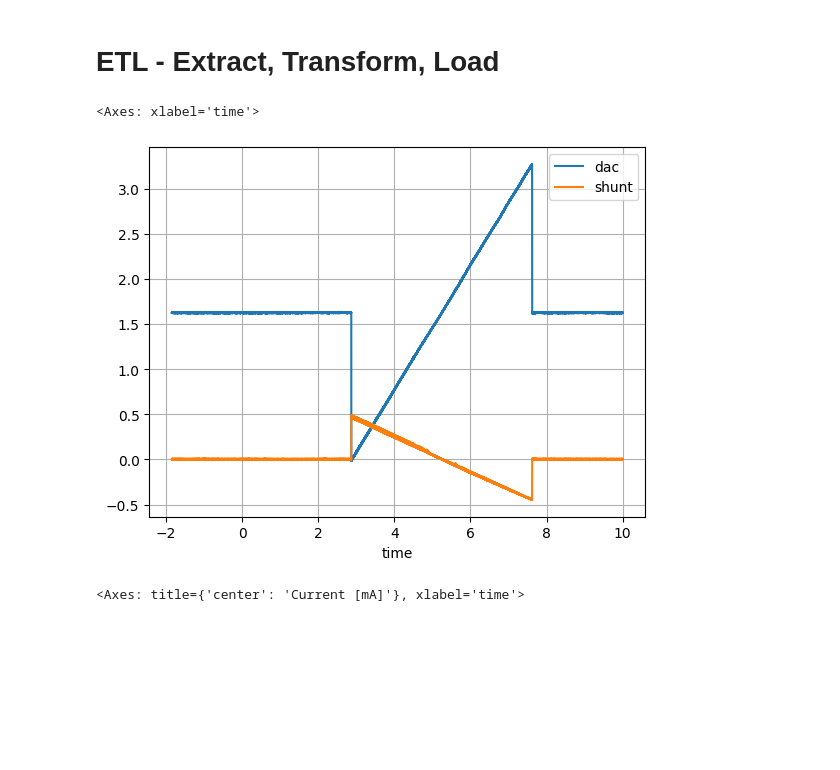
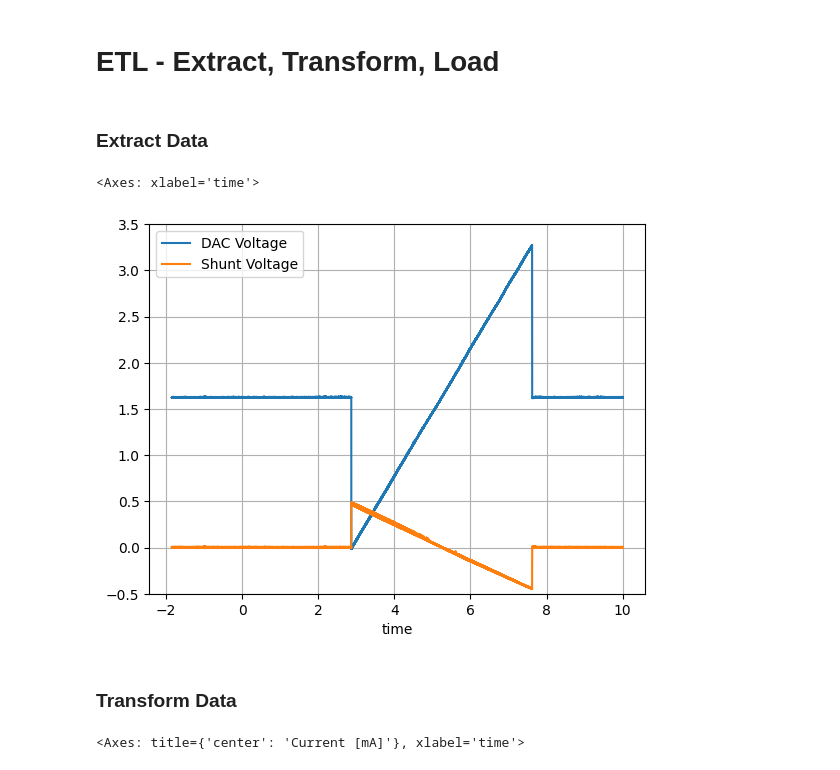
Before and after one commit to import-tiago/FEI, a Jupyter notebook: MSc/PEL309/Analysis/PEL309.ipynb, the cells around one changed output. Cells and saved outputs as stored; diff of their text form; code cells hidden in the pictures; blank space fills up the shorter version.

```diff
--- a/MSc/PEL309/Analysis/PEL309.ipynb
+++ b/MSc/PEL309/Analysis/PEL309.ipynb
@@ -1,5 +1,7 @@
 # %% [markdown]
 # ETL - Extract, Transform, Load
+# %% [markdown]
+### Extract Data
 # %%
 import pandas as pd
 
@@ -8,22 +10,21 @@ url_2k = "https://raw.githubusercontent.com/import-tiago/FEI/refs/heads/main/MSc
 url_4k7 = "https://raw.githubusercontent.com/import-tiago/FEI/refs/heads/main/MSc/PEL309/Data/4k7.csv"
 
 # 1000 Ω load
-data_1k_load = pd.read_csv(url_1k, skiprows=17, header=None, usecols=[0, 1, 2])
+data_1k_load = pd.read_csv(url_1k, skiprows=17, usecols=[0, 1, 2])
 data_1k_load.columns = ["time", "dac", "shunt"]
-data_1k_load = data_1k_load.astype(float)
 
 # 2000 Ω load
-data_2k_load = pd.read_csv(url_2k, skiprows=17, header=None, usecols=[0, 1, 2])
+data_2k_load = pd.read_csv(url_2k, skiprows=17, usecols=[0, 1, 2])
 data_2k_load.columns = ["time", "dac", "shunt"]
-data_2k_load = data_2k_load.astype(float)
 
 # 4700 Ω load
-data_4k7_load = pd.read_csv(url_4k7, skiprows=17, header=None, usecols=[0, 1, 2])
+data_4k7_load = pd.read_csv(url_4k7, skiprows=17, usecols=[0, 1, 2])
 data_4k7_load.columns = ["time", "dac", "shunt"]
-data_4k7_load = data_4k7_load.astype(float)
-# %%
-data_1k_load.plot(x="time", y=["dac", "shunt"], grid=True)
-# %% [output]
-<Axes: xlabel='time'>
-[figure, removed]
+# %%
+data_1k_load.rename(columns={"dac": "DAC Voltage", "shunt": "Shunt Voltage"}).plot(
+    x="time", y=["DAC Voltage", "Shunt Voltage"], grid=True, ylim=(-0.5, 3.5)
+)
+# %% [output]
+<Axes: xlabel='time'>
+[figure, added]
 # %%
@@ -48,3 +51,5 @@ data_4k7_load = extract_ramp_region(data_4k7_load, column="dac")
+# %% [markdown]
+### Transform Data
 # %%
 shunt_resistance = 10  # Ω
 
```
Also changed, not shown: parts of 8 cells of this notebook.
